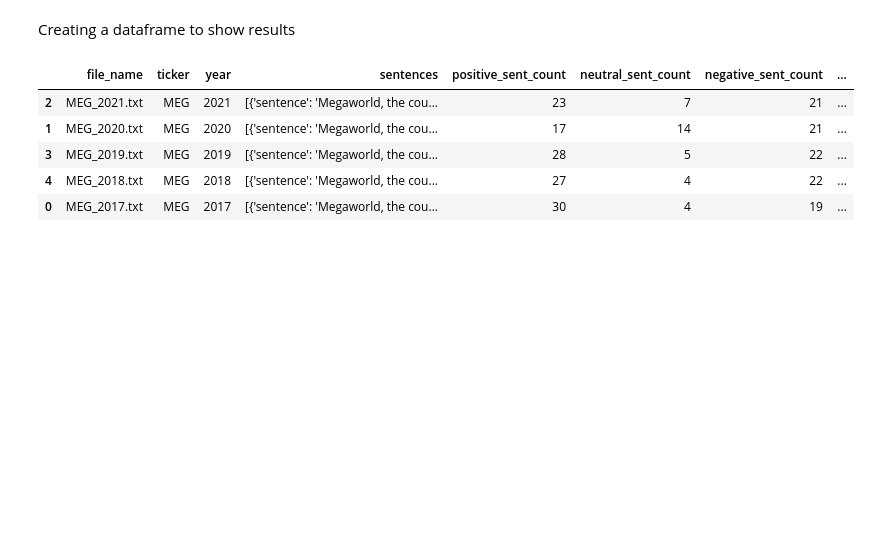
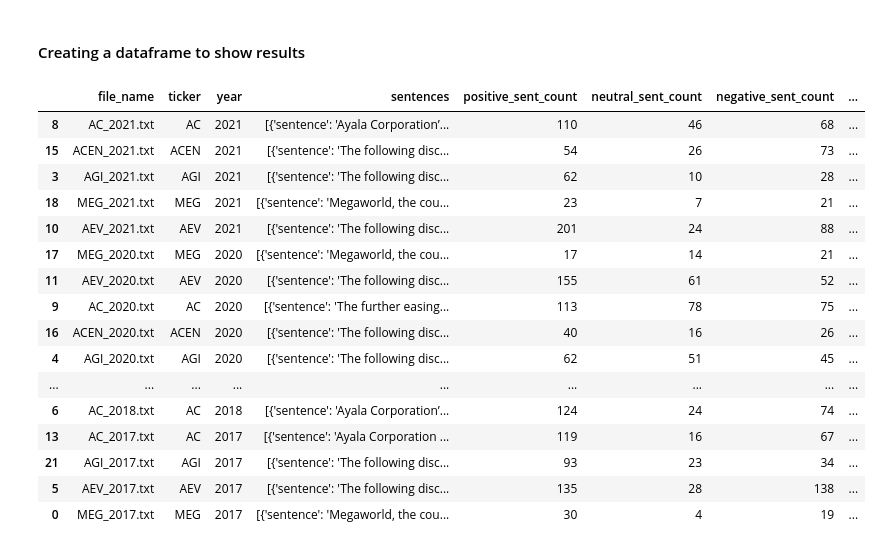
Before and after one commit to jomarmartinezjordas/MSFIN299-Research, a Jupyter notebook: index.ipynb, the cells around one changed output. Drawn from its saved outputs; the diff is of its cells as text; code cells hidden in the pictures; blank space fills up the shorter version.

```diff
--- a/index.ipynb
+++ b/index.ipynb
@@ -18,3 +18,3 @@ nlp = spacy.load('en_core_web_lg')
 # %%
 # Set the directory containing the CSV files
-dir_path = '/Users/jomarjordas/Documents/MSFIN299/MSFIN299-Research/data/17a_exports'
+dir_path = '/Users/jomarjordas/Documents/MSFIN299/MSFIN299-Research/_data/17a_exports'
@@ -31,4 +31,8 @@ Document level
 # %%
+# Load the FinBERT tokenizer and model
+tokenizer = AutoTokenizer.from_pretrained('ProsusAI/finbert')
+model = AutoModelForSequenceClassification.from_pretrained('ProsusAI/finbert')
+
 # Define the sentiment classes and scores
 sentiment_classes = ['positive', 'neutral', 'negative']
 sentiment_scores = [1, 0, -1]
@@ -48,6 +52,9 @@ for filename in os.listdir(dir_path):
         # Tokenize the text using the BERT tokenizer
         tokens = tokenizer.encode_plus(text, max_length=512, truncation=True, padding='max_length',
                                        add_special_tokens=True, return_tensors='pt')
+        device = torch.device('mps')
+        model.to(device)
+        tokens.to(device)
 
         # Get the model's output for the tokenized text
         output = model(**tokens)
@@ -88,4 +126,11 @@ Sentence level
 # %%
+# Load the Spacy English language model
+nlp = spacy.load('en_core_web_lg')
+
+# Load the FinBERT tokenizer and model
+tokenizer = AutoTokenizer.from_pretrained('ProsusAI/finbert')
+model = AutoModelForSequenceClassification.from_pretrained('ProsusAI/finbert')
+
 # Define the sentiment scores and classes
 sentiment_scores_sent = [1, 0, -1]
 sentiment_classes_sent = ['positive', 'neutral', 'negative']
@@ -121,8 +166,12 @@ for filename in os.listdir(dir_path):
             tokens = tokenizer.encode_plus(sentence, max_length=512, truncation=True, padding='max_length',
                                            add_special_tokens=True, return_tensors='pt')
 
+            device = torch.device('mps')
+            model.to(device)
+            tokens.to(device)
+
             # Get the model's output for the tokenized sentence
-            output = model(**tokens)
+            output = model(**tokens.to(device))
 
             # Apply softmax to the logits output tensor of our model (in index 0) across dimension -1
             probs = F.softmax(output[0], dim=-1)
@@ -171,31 +220,42 @@ for filename in os.listdir(dir_path):
         neu_count += neu_sent_count
         neg_count += neg_sent_count
 # %% [markdown]
-Creating a dataframe to show results
+#### Creating a dataframe to show results
 # %%
 # Create a pandas DataFrame from the results list
 df = pd.DataFrame(results_sent)
 
 # Add a column for the total sentence count
 df['sentence_count'] = df['sentences'].apply(lambda x: len(x))
 
 # Add a column for the total token count
 df['token_count'] = df['sentences'].apply(lambda x: sum(len(sentence['sentence'].split()) for sentence in x))
 
-output_dir_path = '/Users/jomarjordas/Documents/MSFIN299/MSFIN299-Research/data/17a_exports'
+output_dir_path = '/Users/jomarjordas/Documents/MSFIN299/MSFIN299-Research/_data/17a_exports'
 output_file_name = 'sent_lvl.csv'
 output_file_path = os.path.join(output_dir_path, output_file_name)
 
 # save to csv
 df.to_csv(output_file_path, index=False)
 
 df = df.sort_values('year', ascending=False)
 
 df
 # %% [output]
 |  | file_name | ticker | year | sentences | positive_sent_count | neutral_sent_count | negative_sent_count | ... |
-| 2 | MEG_2021.txt | MEG | 2021 | [{'sentence': 'Megaworld, the cou... | 23 | 7 | 21 | ... |
-| 1 | MEG_2020.txt | MEG | 2020 | [{'sentence': 'Megaworld, the cou... | 17 | 14 | 21 | ... |
-| 3 | MEG_2019.txt | MEG | 2019 | [{'sentence': 'Megaworld, the cou... | 28 | 5 | 22 | ... |
-| 4 | MEG_2018.txt | MEG | 2018 | [{'sentence': 'Megaworld, the cou... | 27 | 4 | 22 | ... |
+| 8 | AC_2021.txt | AC | 2021 | [{'sentence': 'Ayala Corporation’... | 110 | 46 | 68 | ... |
+| 15 | ACEN_2021.txt | ACEN | 2021 | [{'sentence': 'The following disc... | 54 | 26 | 73 | ... |
+| 3 | AGI_2021.txt | AGI | 2021 | [{'sentence': 'The following disc... | 62 | 10 | 28 | ... |
+| 18 | MEG_2021.txt | MEG | 2021 | [{'sentence': 'Megaworld, the cou... | 23 | 7 | 21 | ... |
+| 10 | AEV_2021.txt | AEV | 2021 | [{'sentence': 'The following disc... | 201 | 24 | 88 | ... |
+| 17 | MEG_2020.txt | MEG | 2020 | [{'sentence': 'Megaworld, the cou... | 17 | 14 | 21 | ... |
+| 11 | AEV_2020.txt | AEV | 2020 | [{'sentence': 'The following disc... | 155 | 61 | 52 | ... |
+| 9 | AC_2020.txt | AC | 2020 | [{'sentence': 'The further easing... | 113 | 78 | 75 | ... |
+| 16 | ACEN_2020.txt | ACEN | 2020 | [{'sentence': 'The following disc... | 40 | 16 | 26 | ... |
+| 4 | AGI_2020.txt | AGI | 2020 | [{'sentence': 'The following disc... | 62 | 51 | 45 | ... |
+| ... | ... | ... | ... | ... | ... | ... | ... | ... |
+| 6 | AC_2018.txt | AC | 2018 | [{'sentence': 'Ayala Corporation’... | 124 | 24 | 74 | ... |
+| 13 | AC_2017.txt | AC | 2017 | [{'sentence': 'Ayala Corporation ... | 119 | 16 | 67 | ... |
+| 21 | AGI_2017.txt | AGI | 2017 | [{'sentence': 'The following disc... | 93 | 23 | 34 | ... |
+| 5 | AEV_2017.txt | AEV | 2017 | [{'sentence': 'The following disc... | 135 | 28 | 138 | ... |
 | 0 | MEG_2017.txt | MEG | 2017 | [{'sentence': 'Megaworld, the cou... | 30 | 4 | 19 | ... |
```
Also changed, not shown: parts of 16 cells of this notebook.
